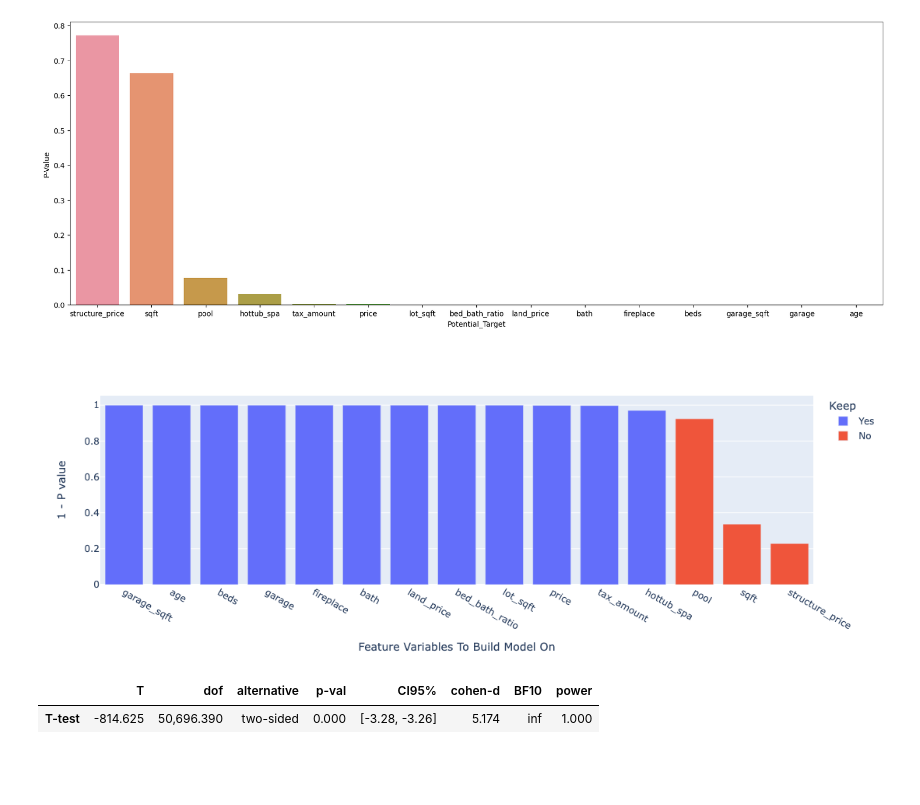
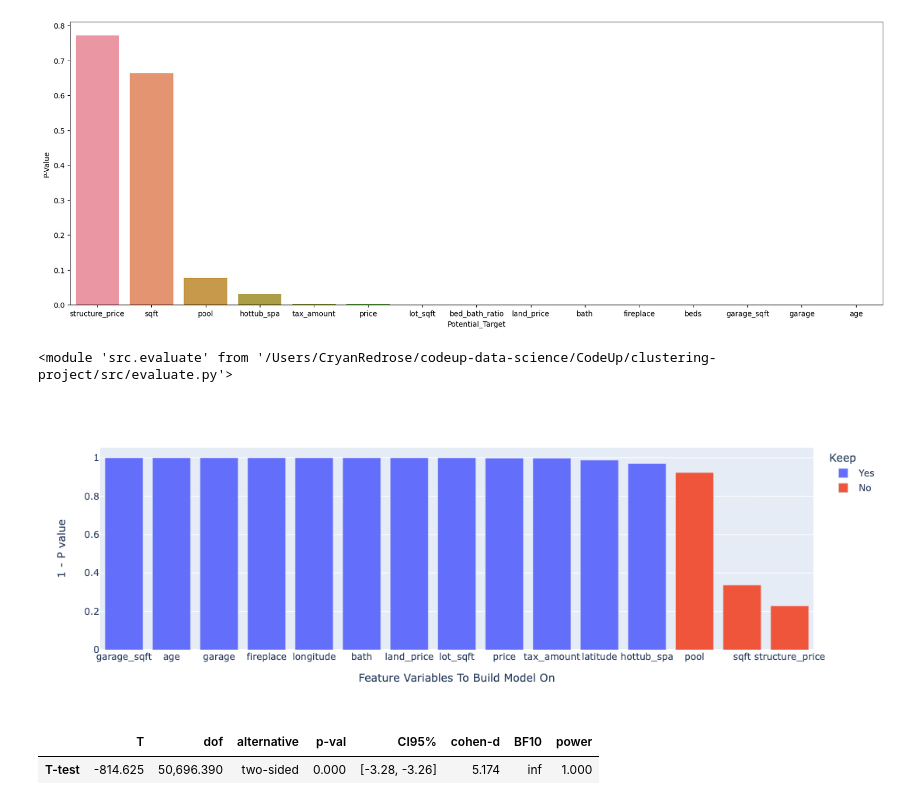
Before and after one commit to codeup-nadia-chris/clustering-project, a Jupyter notebook: chris_work_in_progress.ipynb, the cells around one changed output. Saved outputs shown, nothing was run; the diff lists cells and outputs as text; code cells hidden in the pictures; blank space fills up the shorter version.

Commit message:
presentation notebook introduction completed and added first vizualization to evaluate which can be used in presenation notebook

```diff
--- a/chris_work_in_progress.ipynb
+++ b/chris_work_in_progress.ipynb
@@ -192,13 +194,26 @@ sns.barplot(data=pearson_df, y='P-Value', x='Potential_Target')
 # %%
-import plotly.express as px
+def correlation_viz():
+    df, _, __ = wr.split_zillow(wr.get_zillow())
+    num_variables = df.columns.tolist()
+    num_variables = num_variables[0:19]
+    num_variables
+    del num_variables[9:13]
 
-
-fig = px.bar(pearson_df, y='Minus_P', x='Potential_Target',
-             hover_data=['Keep'], color='Keep',
-             labels={'Potential_Target':'Feature Variables To Build Model On', 'Minus_P': '1 - P value'},height=400)
-fig.show()
+    df['absolute_logerror'] = df['logerror'].abs()
+    pearson_df = ev.pearson_test_df(df, 'absolute_logerror', num_variables)
+    pearson_df = pearson_df.sort_values(by = 'Minus_P', ascending=False)
+    fig = px.bar(pearson_df, y='Minus_P', x='Potential_Target',
+                 hover_data=['Keep'], color='Keep',
+                 labels={'Potential_Target':'Feature Variables To Build Model On', 'Minus_P': '1 - P value'},height=400)
+    fig.show()
-# %% [output]
-[figure, removed]
+# %%
+reload(ev)
+# %% [output]
+<module 'src.evaluate' from '/Users/CryanRedrose/codeup-data-science/CodeUp/clustering-project/src/evaluate.py'>
+# %%
+ev.correlation_viz()
+# %% [output]
+[figure, added]
 # %%
 pearson_df = pd.DataFrame(
     {'Potential_Target':[],
```
Also changed, not shown: parts of 1 cell of this notebook, 2 other files.
